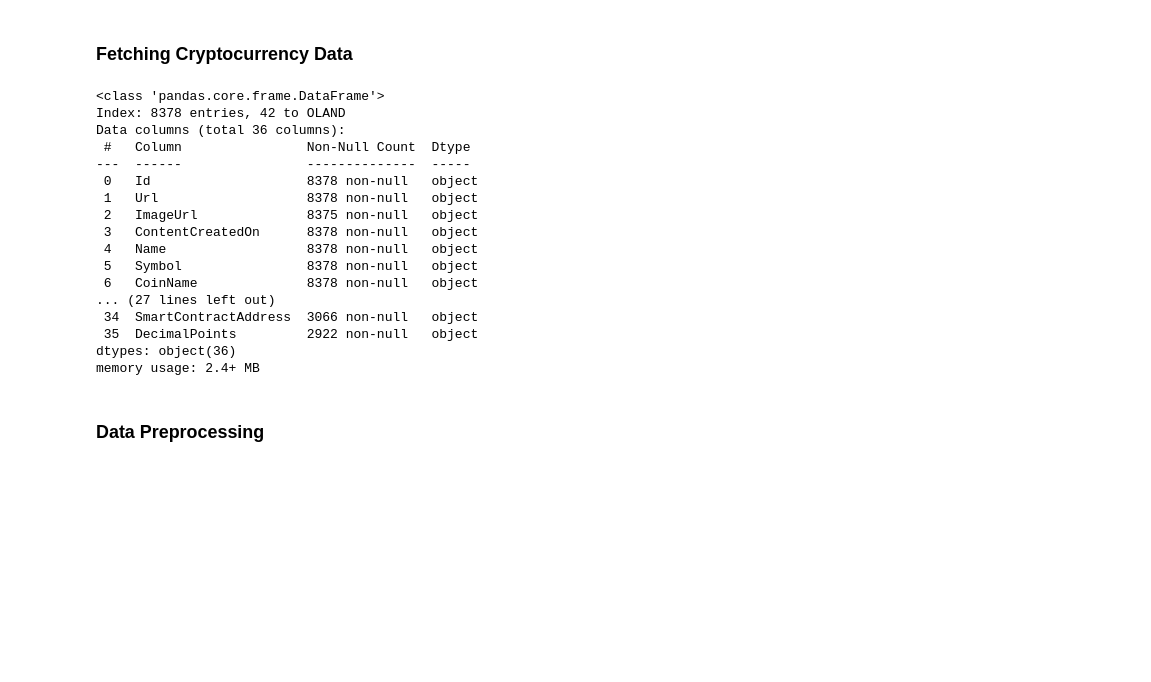
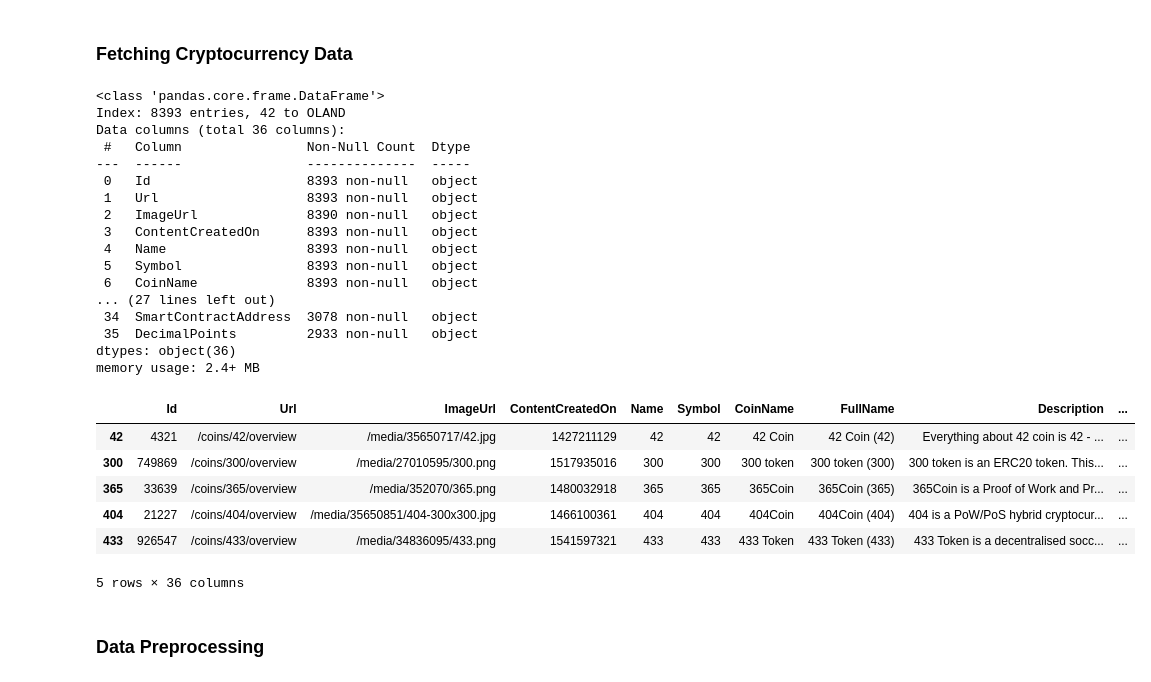
Before and after one commit to adamgulyas/cloud-unsupervised-learning, a Jupyter notebook: crypto_clustering.ipynb, the cells around one changed output. Cells and saved outputs as stored; diff of their text form; code cells hidden in the pictures; blank space fills up the shorter version.

```diff
--- a/crypto_clustering.ipynb
+++ b/crypto_clustering.ipynb
@@ -25,26 +22,34 @@ url = "https://min-api.cryptocompare.com/data/all/coinlist"
 response = requests.get(url)
 response_json = response.json()
 # %%
-crypto_df_raw = pd.DataFrame(response_json['Data']).transpose()
-crypto_df_raw.info()
+crypto_df = pd.DataFrame(response_json['Data']).transpose()
+crypto_df.info()
+crypto_df.head()
 # %% [output]
 <class 'pandas.core.frame.DataFrame'>
-Index: 8378 entries, 42 to OLAND
+Index: 8393 entries, 42 to OLAND
 Data columns (total 36 columns):
  #   Column                Non-Null Count  Dtype
 ---  ------                --------------  -----
- 0   Id                    8378 non-null   object
- 1   Url                   8378 non-null   object
- 2   ImageUrl              8375 non-null   object
- 3   ContentCreatedOn      8378 non-null   object
- 4   Name                  8378 non-null   object
- 5   Symbol                8378 non-null   object
- 6   CoinName              8378 non-null   object
+ 0   Id                    8393 non-null   object
+ 1   Url                   8393 non-null   object
+ 2   ImageUrl              8390 non-null   object
+ 3   ContentCreatedOn      8393 non-null   object
+ 4   Name                  8393 non-null   object
+ 5   Symbol                8393 non-null   object
+ 6   CoinName              8393 non-null   object
 ... (27 lines left out)
- 34  SmartContractAddress  3066 non-null   object
- 35  DecimalPoints         2922 non-null   object
+ 34  SmartContractAddress  3078 non-null   object
+ 35  DecimalPoints         2933 non-null   object
 dtypes: object(36)
 memory usage: 2.4+ MB
+|  | Id | Url | ImageUrl | ContentCreatedOn | Name | Symbol | CoinName | FullName | Description | ... |
+| 42 | 4321 | /coins/42/overview | /media/35650717/42.jpg | 1427211129 | 42 | 42 | 42 Coin | 42 Coin (42) | Everything about 42 coin is 42 - ... | ... |
+| 300 | 749869 | /coins/300/overview | /media/27010595/300.png | 1517935016 | 300 | 300 | 300 token | 300 token (300) | 300 token is an ERC20 token. This... | ... |
+| 365 | 33639 | /coins/365/overview | /media/352070/365.png | 1480032918 | 365 | 365 | 365Coin | 365Coin (365) | 365Coin is a Proof of Work and Pr... | ... |
+| 404 | 21227 | /coins/404/overview | /media/35650851/404-300x300.jpg | 1466100361 | 404 | 404 | 404Coin | 404Coin (404) | 404 is a PoW/PoS hybrid cryptocur... | ... |
+| 433 | 926547 | /coins/433/overview | /media/34836095/433.png | 1541597321 | 433 | 433 | 433 Token | 433 Token (433) | 433 Token is a decentralised socc... | ... |
+5 rows × 36 columns
 # %% [markdown]
 ### Data Preprocessing
 # %%
```
Also changed, not shown: parts of 16 cells of this notebook.
